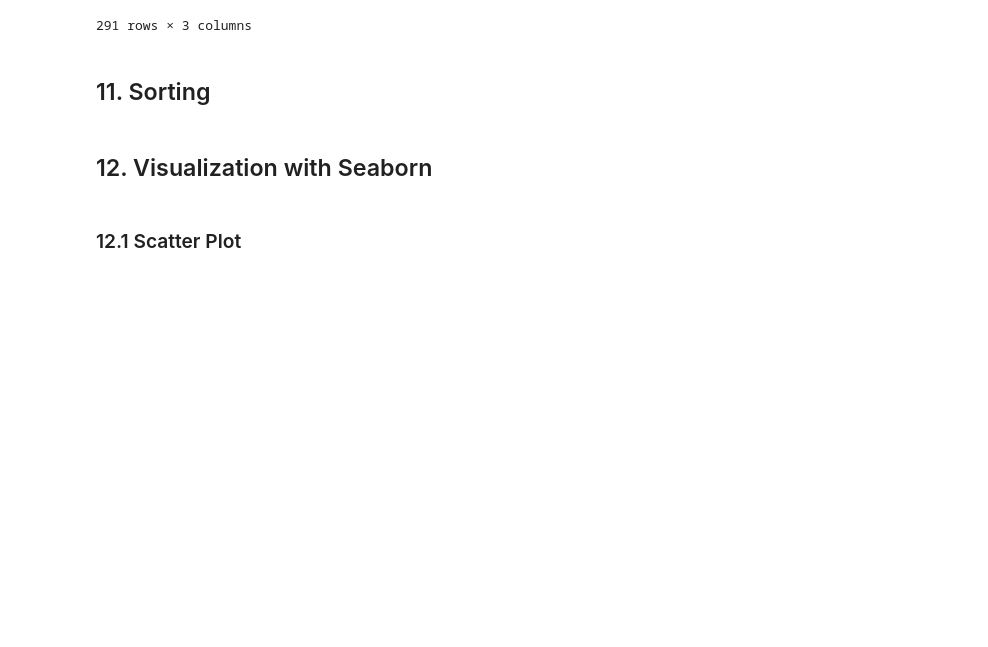
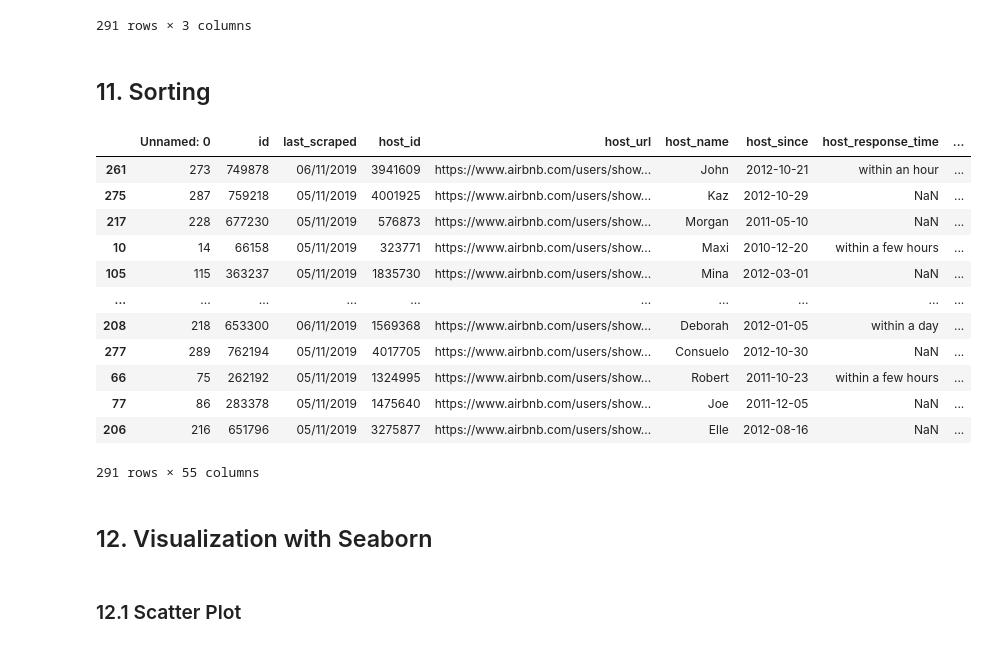
Before and after one commit to alessiotucci/Jupyter-and-Data-analysis, a Jupyter notebook: Cheat-sheet-Quiz2.ipynb, the cells around one changed output. Cells and saved outputs as stored; diff of their text form; code cells hidden in the pictures; blank space fills up the shorter version.

Commit message:
push before quiz, cover last stuff

```diff
--- a/Cheat-sheet-Quiz2.ipynb
+++ b/Cheat-sheet-Quiz2.ipynb
@@ -519,6 +508,24 @@ df[["price", "bedrooms", "price_per_bedroom"]]
 291 rows × 3 columns
 # %% [markdown]
 ## 11. Sorting
+# %%
+df.sort_values("price")
+df.sort_values("price", ascending=False)
+df.sort_values(["room_type", "price"])
+# %% [output]
+|  | Unnamed: 0 | id | last_scraped | host_id | host_url | host_name | host_since | host_response_time | ... |
+| 261 | 273 | 749878 | 06/11/2019 | 3941609 | https://www.airbnb.com/users/show... | John | 2012-10-21 | within an hour | ... |
+| 275 | 287 | 759218 | 05/11/2019 | 4001925 | https://www.airbnb.com/users/show... | Kaz | 2012-10-29 | NaN | ... |
+| 217 | 228 | 677230 | 05/11/2019 | 576873 | https://www.airbnb.com/users/show... | Morgan | 2011-05-10 | NaN | ... |
+| 10 | 14 | 66158 | 05/11/2019 | 323771 | https://www.airbnb.com/users/show... | Maxi | 2010-12-20 | within a few hours | ... |
+| 105 | 115 | 363237 | 05/11/2019 | 1835730 | https://www.airbnb.com/users/show... | Mina | 2012-03-01 | NaN | ... |
+| ... | ... | ... | ... | ... | ... | ... | ... | ... | ... |
+| 208 | 218 | 653300 | 06/11/2019 | 1569368 | https://www.airbnb.com/users/show... | Deborah | 2012-01-05 | within a day | ... |
+| 277 | 289 | 762194 | 05/11/2019 | 4017705 | https://www.airbnb.com/users/show... | Consuelo | 2012-10-30 | NaN | ... |
+| 66 | 75 | 262192 | 05/11/2019 | 1324995 | https://www.airbnb.com/users/show... | Robert | 2011-10-23 | within a few hours | ... |
+| 77 | 86 | 283378 | 05/11/2019 | 1475640 | https://www.airbnb.com/users/show... | Joe | 2011-12-05 | NaN | ... |
+| 206 | 216 | 651796 | 05/11/2019 | 3275877 | https://www.airbnb.com/users/show... | Elle | 2012-08-16 | NaN | ... |
+291 rows × 55 columns
 # %% [markdown]
 ## 12. Visualization with Seaborn
 # %% [markdown]
```
Also changed, not shown: parts of 2 cells of this notebook.
